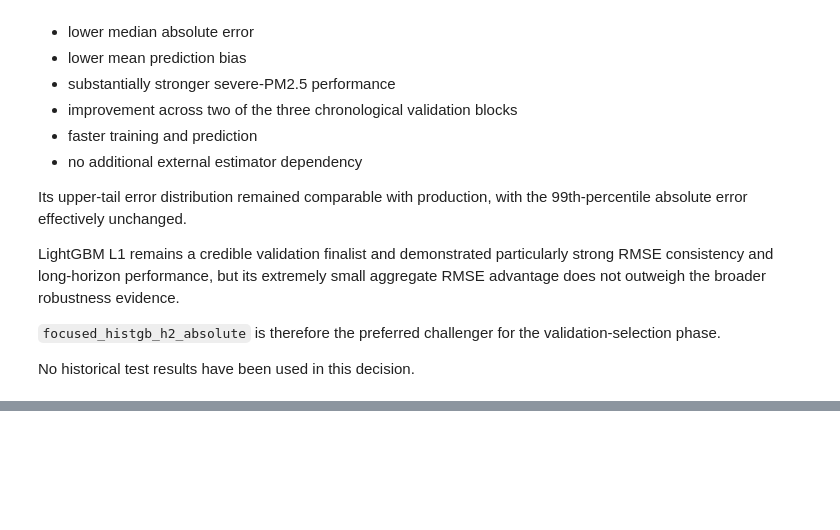
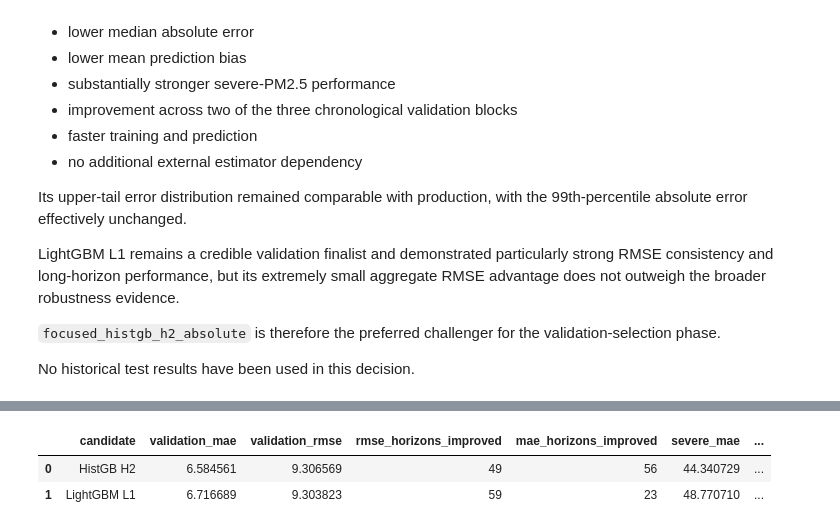
Before and after one commit to riyanj220/pearls-aqi-predictor, a Jupyter notebook: notebooks/12_model_challenger_benchmark.ipynb, the cells around one changed output, grey strips where cells are left out. Drawn from its saved outputs; the diff is of its cells as text; code cells hidden in the pictures; blank space fills up the shorter version.

```diff
--- a/notebooks/12_model_challenger_benchmark.ipynb
+++ b/notebooks/12_model_challenger_benchmark.ipynb
@@ -10105,0 +10233,46 @@ No historical test results have been used in this decision.
+# %%
+selection_comparison_df = pd.DataFrame(
+    [
+        {
+            "candidate": "HistGB H2",
+            "validation_mae": (
+                best_histgb_overall["mae"]
+            ),
+            "validation_rmse": (
+                best_histgb_overall["rmse"]
+            ),
+            "rmse_horizons_improved": 49,
+            "mae_horizons_improved": 56,
+            "severe_mae": 44.340729,
+            "severe_rmse": 46.258939,
+            "decision": "SELECTED",
+        },
+        {
+            "candidate": "LightGBM L1",
+            "validation_mae": (
+                lightgbm_l1_result[
+                    "overall_metrics"
+                ]["mae"]
+            ),
+            "validation_rmse": (
+                lightgbm_l1_result[
+                    "overall_metrics"
+                ]["rmse"]
+            ),
+            "rmse_horizons_improved": 59,
+            "mae_horizons_improved": 23,
+            "severe_mae": 48.770710,
+            "severe_rmse": 49.995185,
+            "decision": (
+                "FINALIST_NOT_SELECTED"
+            ),
+        },
+    ]
+)
+
+
+display(selection_comparison_df)
+# %% [output]
+|  | candidate | validation_mae | validation_rmse | rmse_horizons_improved | mae_horizons_improved | severe_mae | ... |
+| 0 | HistGB H2 | 6.584561 | 9.306569 | 49 | 56 | 44.340729 | ... |
+| 1 | LightGBM L1 | 6.716689 | 9.303823 | 59 | 23 | 48.770710 | ... |
```
Also changed, not shown: parts of 4 cells of this notebook.
